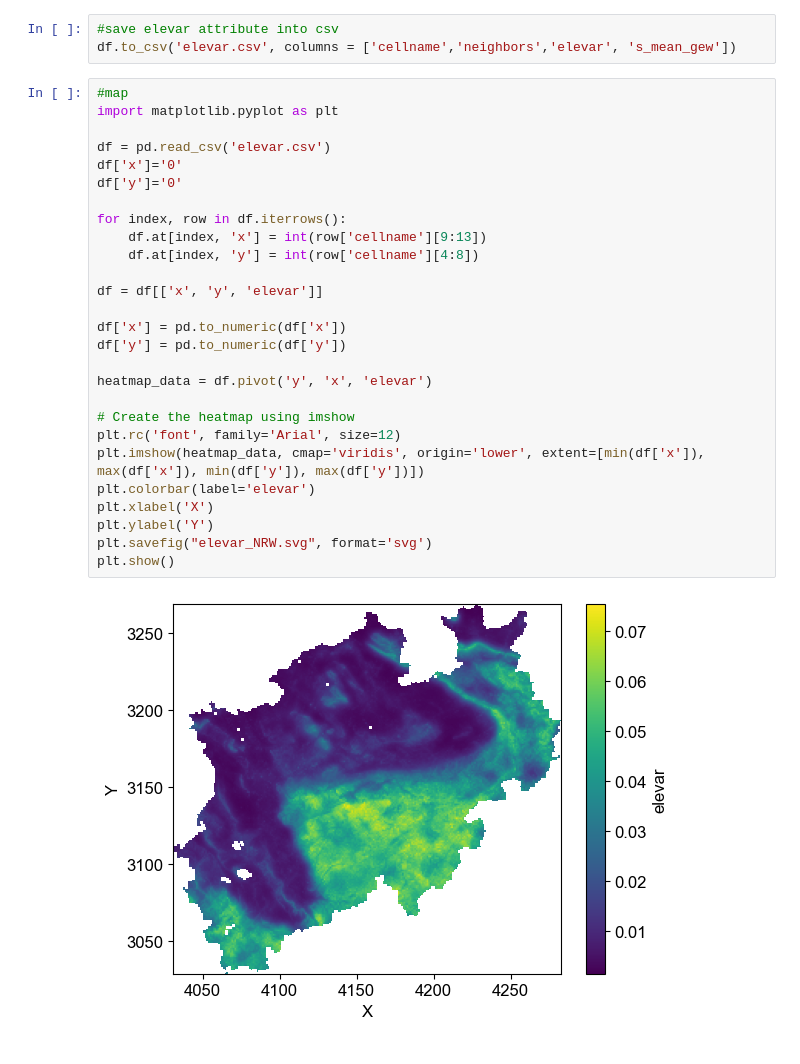
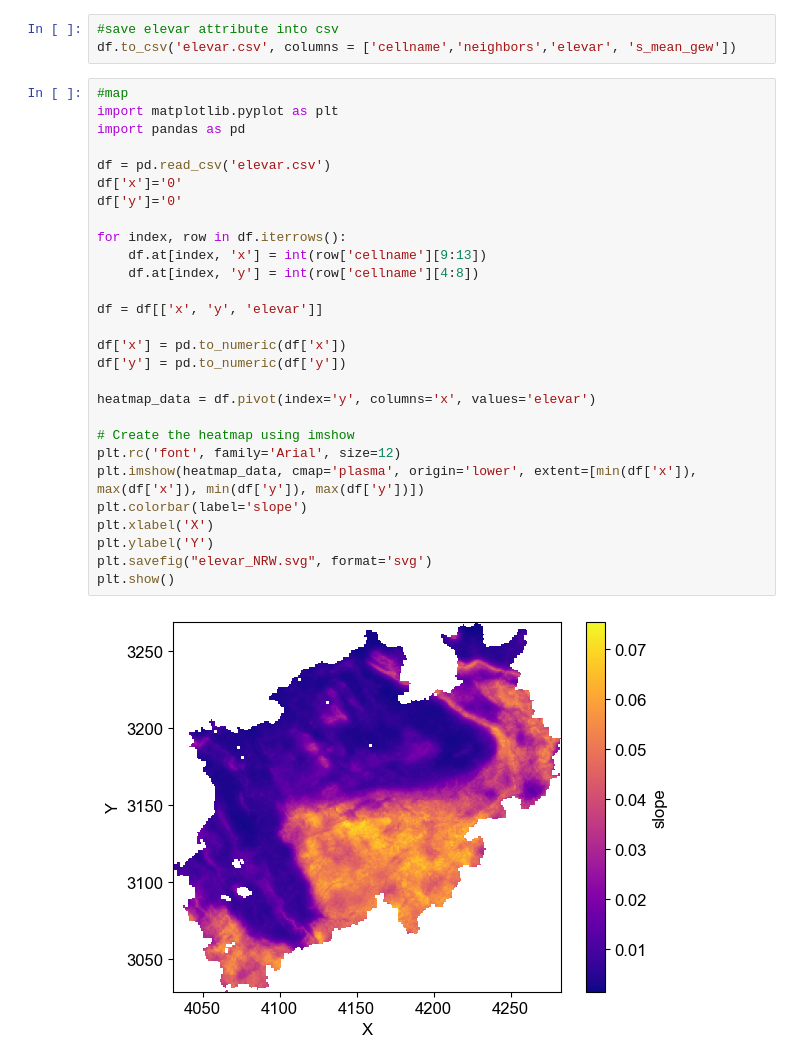
Before and after one commit to buw-bicycle-traffic/ebike-ownership-model, a Jupyter notebook: Cells elevar.ipynb, the cells around one changed output. Drawn from its saved outputs; the diff is of its cells as text.

Commit message:
Add files via upload
changed plot

```diff
--- a/Cells elevar.ipynb
+++ b/Cells elevar.ipynb
@@ -143,29 +143,30 @@ df.to_csv('elevar.csv', columns = ['cellname','neighbors','elevar', 's_mean_gew'
 # %%
 #map
 import matplotlib.pyplot as plt
+import pandas as pd
 
 df = pd.read_csv('elevar.csv')
 df['x']='0'
 df['y']='0'
 
 for index, row in df.iterrows():
     df.at[index, 'x'] = int(row['cellname'][9:13])
     df.at[index, 'y'] = int(row['cellname'][4:8])
 
 df = df[['x', 'y', 'elevar']]
 
 df['x'] = pd.to_numeric(df['x'])
 df['y'] = pd.to_numeric(df['y'])
 
-heatmap_data = df.pivot('y', 'x', 'elevar')
+heatmap_data = df.pivot(index='y', columns='x', values='elevar')
 
 # Create the heatmap using imshow
 plt.rc('font', family='Arial', size=12)
-plt.imshow(heatmap_data, cmap='viridis', origin='lower', extent=[min(df['x']), max(df['x']), min(df['y']), max(df['y'])])
-plt.colorbar(label='elevar')
+plt.imshow(heatmap_data, cmap='plasma', origin='lower', extent=[min(df['x']), max(df['x']), min(df['y']), max(df['y'])])
+plt.colorbar(label='slope')
 plt.xlabel('X')
 plt.ylabel('Y')
 plt.savefig("elevar_NRW.svg", format='svg')
 plt.show()
 # %% [output]
-[figure, old version]
+[figure, new version]
```
